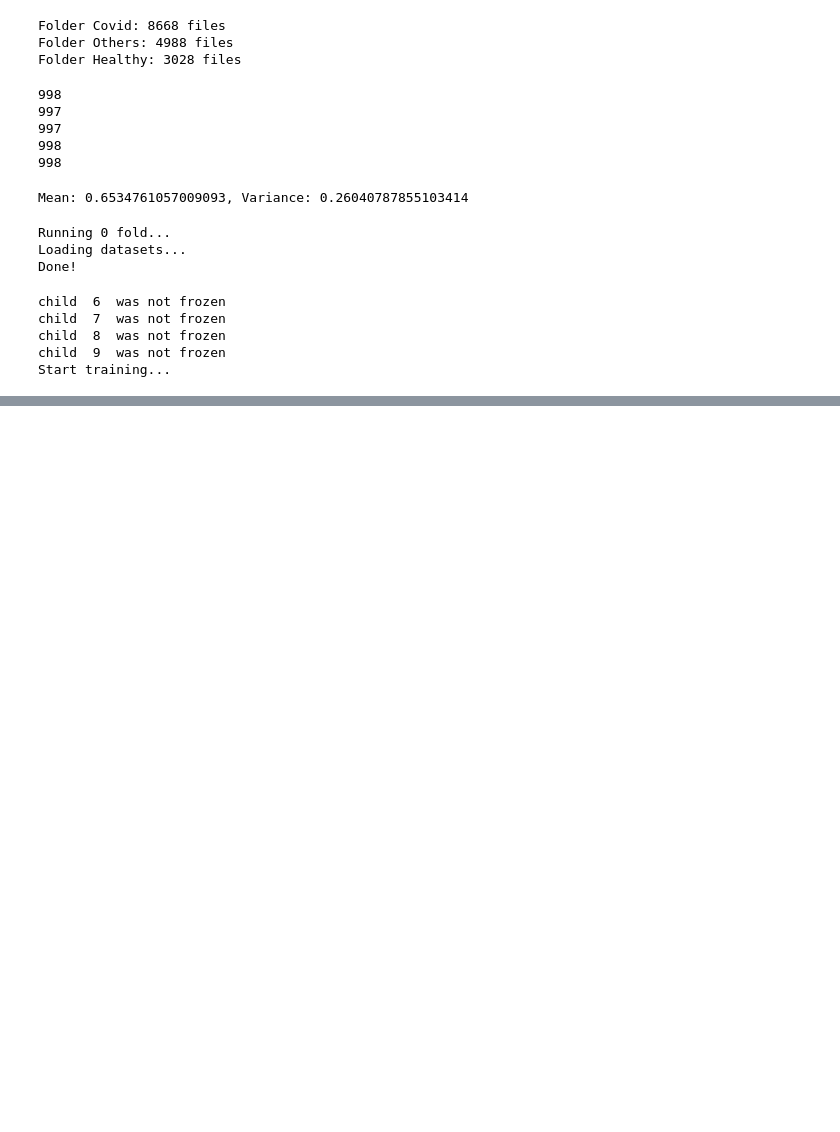
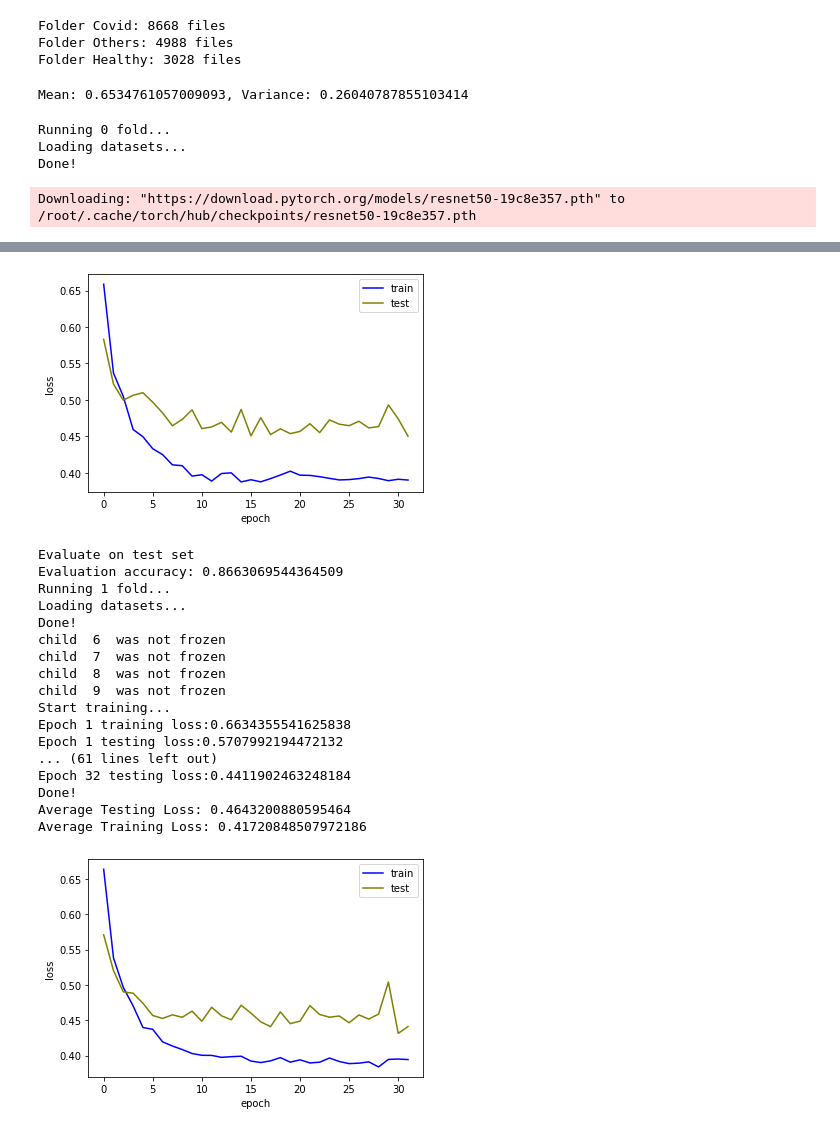
Before and after one commit to willychangx/covid-ml, a Jupyter notebook: eg.ipynb, the cells around one changed output, grey strips where cells are left out. Drawn from its saved outputs; the diff is of its cells as text; code cells hidden in the pictures; blank space fills up the shorter version.

```diff
--- a/eg.ipynb
+++ b/eg.ipynb
@@ -43,9 +43,9 @@ params = {
     "batch": 10, # batch size (samples per epoch)
     "child": 5, # [0, 10), number of layers of resnet to freeze
     "childchild": 3, # number of child_child to freeze
-    "lr": 1e-4, # learning rate
+    "lr": 1e-3, # learning rate
     "wd": 0.01, # weight decay
-    "epochs": 10, # number of epochs (iterations)
+    "epochs": 32, # number of epochs (iterations)
     "percent": 0.20, # % of the dataset to split up (1/percent = # of folds for cross validation)
     "size": 224,
 }
@@ -134,23 +134,6 @@ def cross_validation_segments(paths) -> list:
     return randList
 
 randFolders = cross_validation_segments(newFolderPath)
-# %%
-tet = [i for i in os.listdir('./Rand0') if i.startswith('1')]
-print(len(tet))
-tet = [i for i in os.listdir('./Rand1') if i.startswith('1')]
-print(len(tet))
-tet = [i for i in os.listdir('./Rand2') if i.startswith('1')]
-print(len(tet))
-tet = [i for i in os.listdir('./Rand3') if i.startswith('1')]
-print(len(tet))
-tet = [i for i in os.listdir('./Rand4') if i.startswith('1')]
-print(len(tet))
-# %% [output]
-998
-997
-997
-998
-998
 # %%
 def get_full_dataset(paths):
     if os.path.isdir('./All'):
@@ -315,11 +298,11 @@ class Network(nn.Module):
         self.model_resnet.fc = nn.Identity()
 
         # TODO: Design your own FCN
-        self.fc1 = nn.Linear(num_fc_in, 16, bias = False) # from input of size num_fc_in to output of size ?
-        self.b1 = nn.BatchNorm1d(64)
-        self.fc2 = nn.Linear(16, 3, bias = False)
-        self.b2 = nn.BatchNorm1d(32)
-        self.fc3 = nn.Linear(32, 3, bias = False)
+        self.fc1 = nn.Linear(num_fc_in, 128, bias = False) # from input of size num_fc_in to output of size ?
+        self.b1 = nn.BatchNorm1d(128)
+        self.fc2 = nn.Linear(128, 128, bias = False)
+        self.b2 = nn.BatchNorm1d(128)
+        self.fc3 = nn.Linear(128, 3, bias = False)
 
     def forward(self,x):
         # TODO: Design your own network, implement forward pass here
@@ -328,20 +311,20 @@ class Network(nn.Module):
         pool = nn.MaxPool2d(3)
         drop = nn.Dropout(p=0.2)
 
-        x = pool(x)
+        # x = pool(x)
 
         with torch.no_grad():
             features = self.model_resnet(x)
 
         x = self.fc1(features) # Activation are flattened before being passed to the fully connected layers
-        # x = self.b1(x)
+        x = self.b1(x)
         x = relu(x)
         # x = drop(x)
         x = self.fc2(x)
-        # x = self.b2(x)
-        # x = relu(x)
+        x = self.b2(x)
+        x = relu(x)
         # x = drop(x)
-        # x = self.fc3(x)
+        x = self.fc3(x)
 
         # The loss layer will be applied outside Network class
         return x
@@ -349,9 +332,9 @@ class Network(nn.Module):
 acc = []
 
 # n-Fold
-#for i in range((int)(1/params['percent'])):
+for i in range((int)(1/params['percent'])):
 ## SINGLE FOLD
-for i in range(1):
+# for i in range(1):
     if os.path.isdir('Dataset'):
         shutil.rmtree('Dataset')
 
@@ -398,7 +381,7 @@ for i in range(1):
         for i in range(num_epoch):
             running_loss = []
             test_loss = []
-            for batch, label in tqdm(loader):
+            for batch, label in tqdm(loader, disable=True):
                 batch = batch.to(device)
                 label = label.to(device)
                 optimizer.zero_grad() # Clear gradients from the previous iteration
@@ -409,7 +392,7 @@ for i in range(1):
                 optimizer.step() # Update trainable weights
             print("Epoch {} training loss:{}".format(i+1,np.mean(running_loss))) # Print the average loss for this epoch
             with torch.no_grad():
-                for batch, label in tqdm(test):
+                for batch, label in tqdm(test, disable=True):
                     batch = batch.to(device)
                     label = label.to(device)
                     optimizer.zero_grad() # Clear gradients from the previous iteration
@@ -420,6 +403,8 @@ for i in range(1):
             trainingLoss.append(np.mean(running_loss))
             testingLoss.append(np.mean(test_loss))
         print("Done!")
+        print(f"Average Testing Loss: {np.mean(testingLoss)}")
+        print(f"Average Training Loss: {np.mean(trainingLoss)}")
         plt.plot(trainingLoss, color='blue', label="train")
         plt.plot(testingLoss, color='olive', label="test")
         plt.ylabel('loss')
@@ -431,7 +416,7 @@ for i in range(1):
         model.eval() # Set the model to evaluation mode
         correct = 0
         with torch.no_grad(): # Do not calculate grident to speed up computation
-            for batch, label in tqdm(loader):
+            for batch, label in tqdm(loader, disable=True):
                 batch = batch.to(device)
                 label = label.to(device)
                 pred = model(batch)
@@ -449,8 +434,4 @@ print(f"Average Accuracy: {np.mean(acc)}")
 Running 0 fold...
 Loading datasets...
 Done!
-child  6  was not frozen
-child  7  was not frozen
-child  8  was not frozen
-child  9  was not frozen
-Start training...
+Downloading: "https://download.pytorch.org/models/resnet50-19c8e357.pth" to /root/.cache/torch/hub/checkpoints/resnet50-19c8e357.pth
@@ -457,0 +455,19 @@ KeyboardInterrupt: ignored
+[figure, added]
+Evaluate on test set
+Evaluation accuracy: 0.8663069544364509
+Running 1 fold...
+Loading datasets...
+Done!
+child  6  was not frozen
+child  7  was not frozen
+child  8  was not frozen
+child  9  was not frozen
+Start training...
+Epoch 1 training loss:0.6634355541625838
+Epoch 1 testing loss:0.5707992194472132
+... (61 lines left out)
+Epoch 32 testing loss:0.4411902463248184
+Done!
+Average Testing Loss: 0.4643200880595464
+Average Training Loss: 0.41720848507972186
+[figure, added]
```
Also changed, not shown: parts of 3 cells of this notebook.
